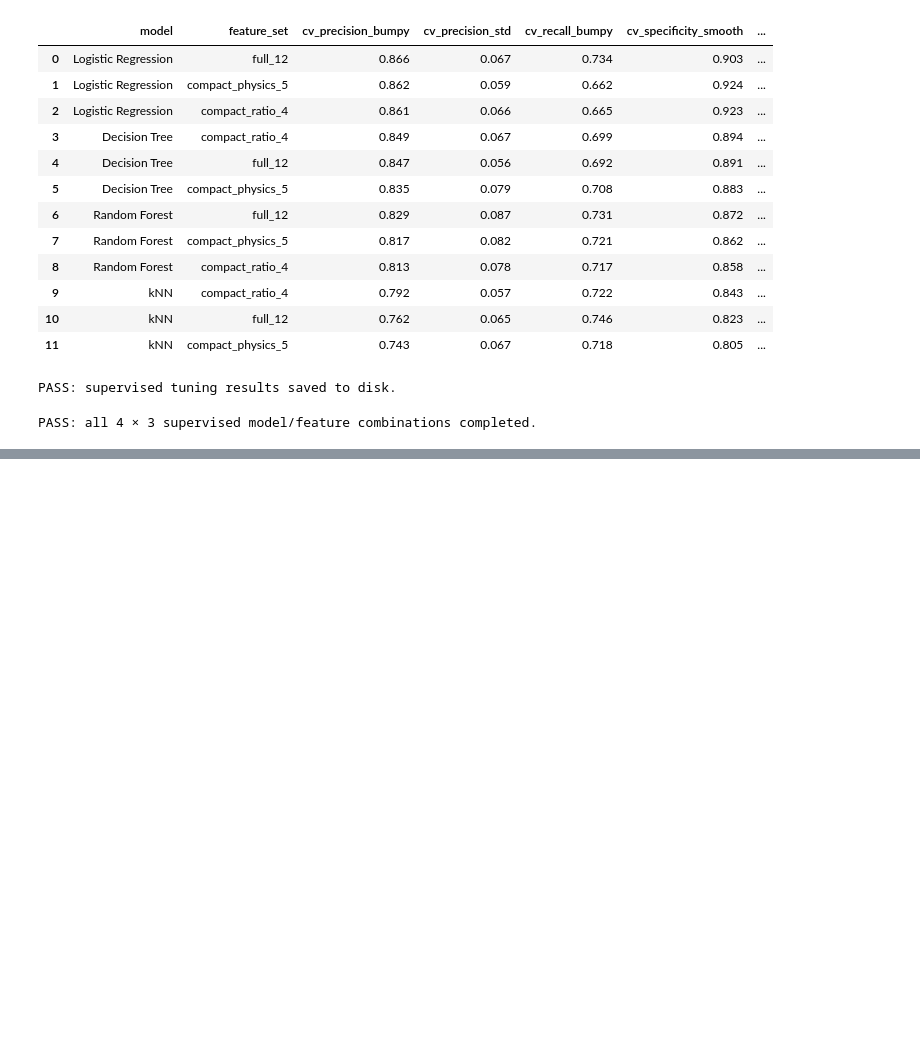
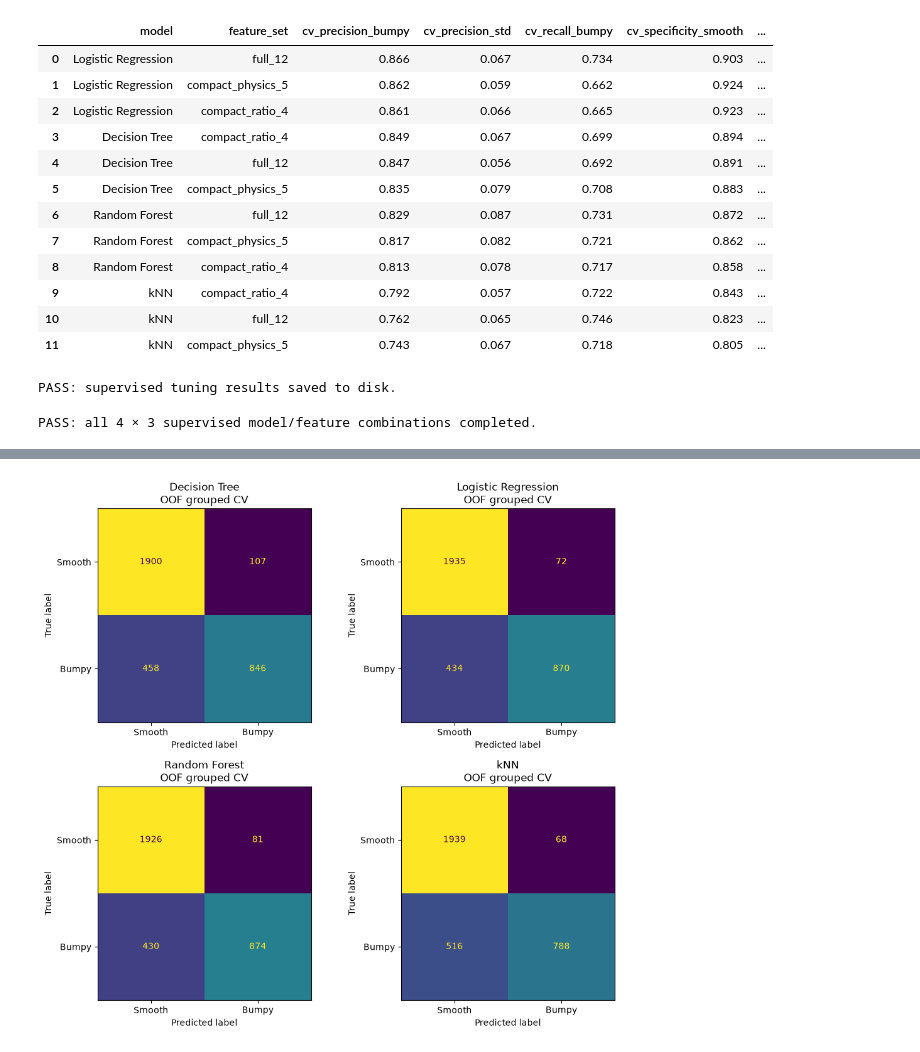
Before and after one commit to thesuacar/road-checker, a Jupyter notebook: notebook.ipynb, the cells around one changed output, grey strips where cells are left out. Drawn from its saved outputs; the diff is of its cells as text; code cells hidden in the pictures; blank space fills up the shorter version.

```diff
--- a/notebook.ipynb
+++ b/notebook.ipynb
@@ -3869,0 +4410,55 @@ PASS: all 4 × 3 supervised model/feature combinations completed.
+# %%
+# ------------------------------------------------------------
+# OOF confusion matrices
+# ------------------------------------------------------------
+
+from sklearn.metrics import (
+    ConfusionMatrixDisplay
+)
+
+
+fig, axes = plt.subplots(
+    2,
+    2,
+    figsize=(
+        10,
+        9
+    )
+)
+
+
+for ax, (
+    model_name,
+    predictions
+) in zip(
+    axes.ravel(),
+    finalist_predictions.items()
+):
+
+    ConfusionMatrixDisplay.from_predictions(
+        y_model,
+        predictions,
+        labels=[
+            0,
+            1
+        ],
+        display_labels=[
+            "Smooth",
+            "Bumpy"
+        ],
+        normalize=None,
+        ax=ax,
+        colorbar=False,
+    )
+
+
+    ax.set_title(
+        f"{model_name}\n"
+        f"OOF grouped CV"
+    )
+
+
+plt.tight_layout()
+plt.show()
+# %% [output]
+[figure, added]
```
Also changed, not shown: parts of 7 cells of this notebook.
